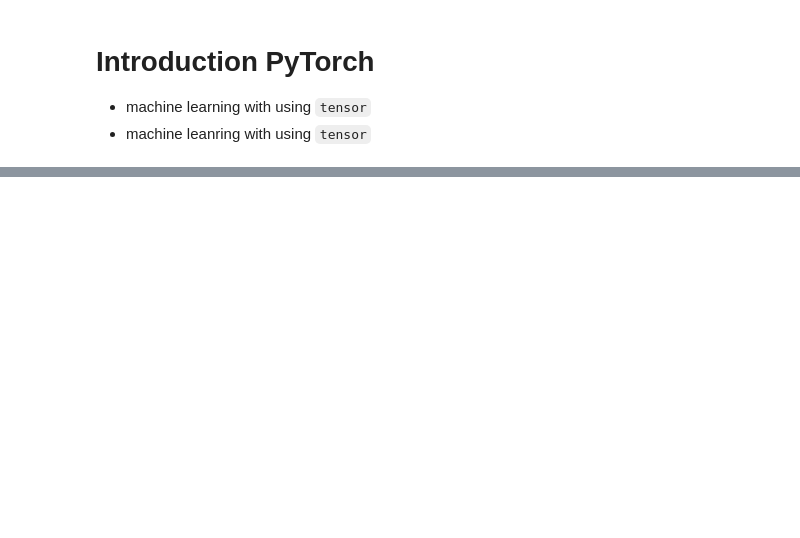
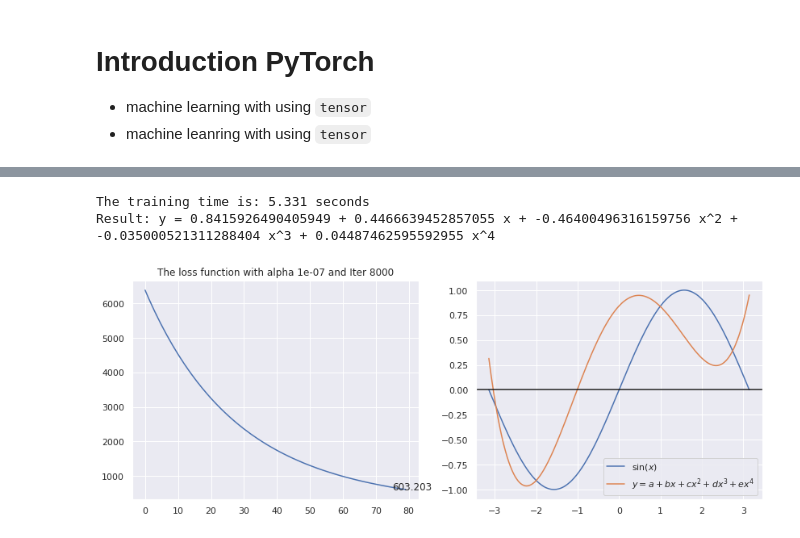
Before and after one commit to oceanumeric/ESL, a Jupyter notebook: ch0/PyTorch.ipynb, the cells around one changed output, grey strips where cells are left out. Drawn from its saved outputs; the diff is of its cells as text; code cells hidden in the pictures; blank space fills up the shorter version.

```diff
--- a/ch0/PyTorch.ipynb
+++ b/ch0/PyTorch.ipynb
@@ -23,0 +26,7 @@ Result: y = -0.04238407530278376 + 0.835264355717464 x + 0.007311958263787501 x^
+# %%
+ml.train_model2(1e-7, 8000)
+ml.plot_results()
+# %% [output]
+The training time is: 5.331 seconds
+Result: y = 0.8415926490405949 + 0.4466639452857055 x + -0.46400496316159756 x^2 + -0.035000521311288404 x^3 + 0.04487462595592955 x^4
+[figure, added]
```
Also changed, not shown: parts of 8 cells of this notebook, 1 other file.
